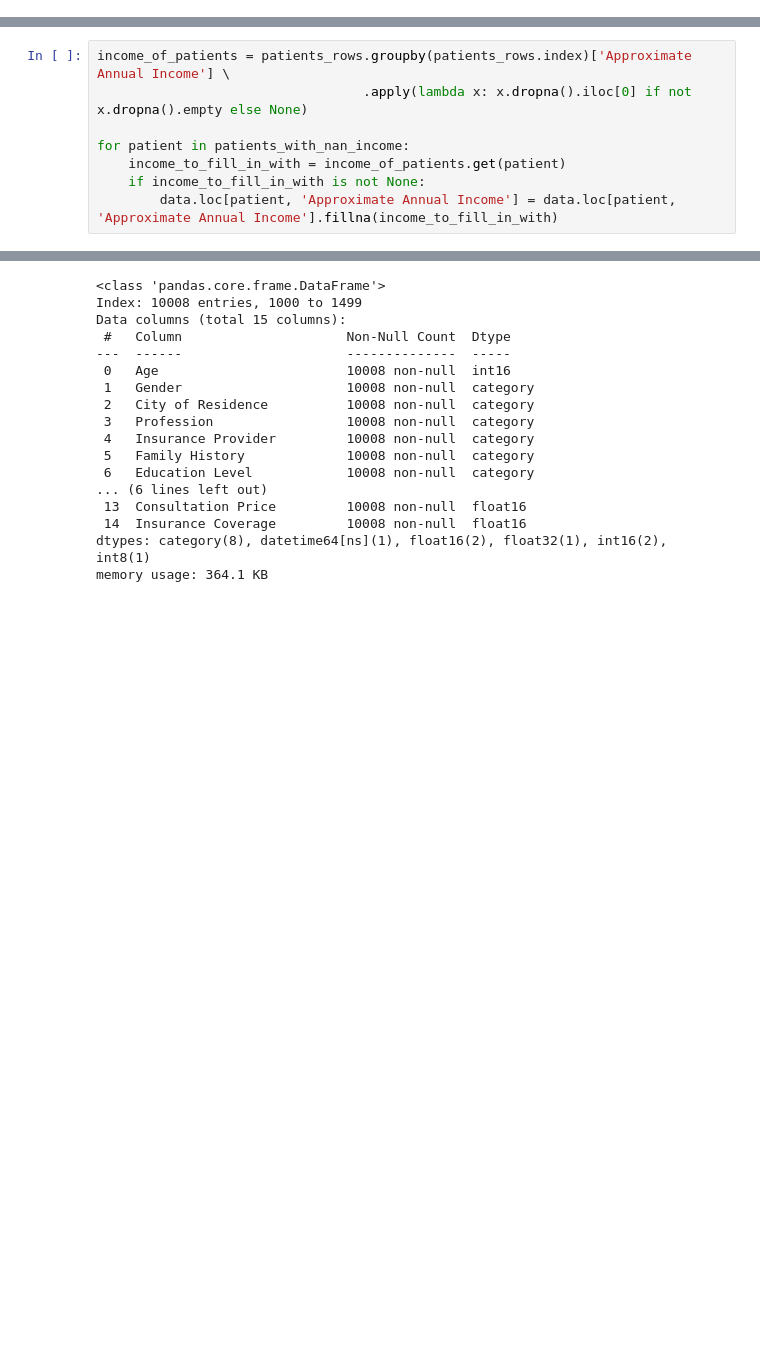
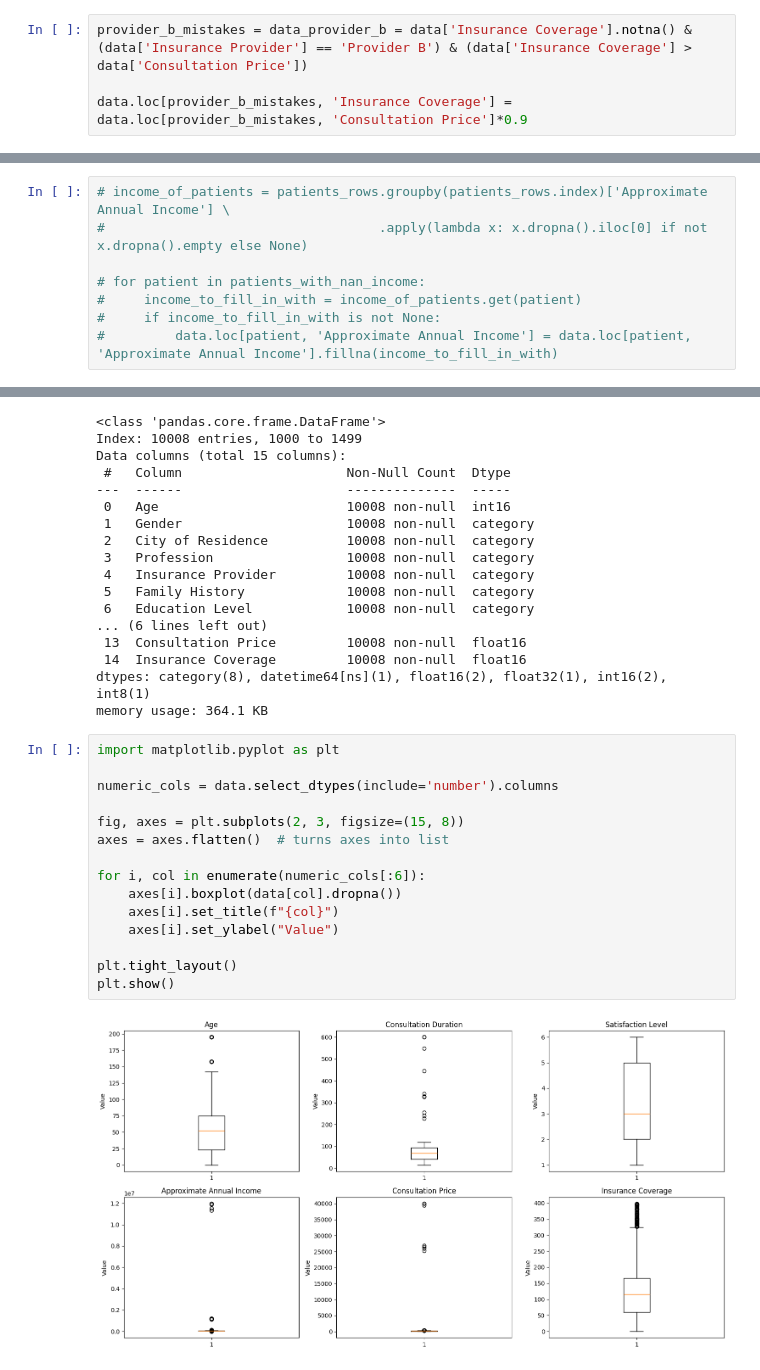
Before and after one commit to amdbsilva/pre-processing, a Jupyter notebook: projeto de datapreprocessing.ipynb, the cells around one changed output, grey strips where cells are left out. Drawn from its saved outputs; the diff is of its cells as text; blank space fills up the shorter version.

```diff
--- a/projeto de datapreprocessing.ipynb
+++ b/projeto de datapreprocessing.ipynb
@@ -375,6 +376,10 @@ data_provider_b[data_provider_b['Coverage Percentage']!=0.9]
 | Patient ID |  |  |  |  |  |  | ... |
 | 1344 | 18.0 | Other | Birmingham | Student | Provider B | NaN | ... |
 | 1021 | 14.0 | Male | London | Student | Provider B | NaN | ... |
+# %%
+provider_b_mistakes = data_provider_b = data['Insurance Coverage'].notna() & (data['Insurance Provider'] == 'Provider B') & (data['Insurance Coverage'] > data['Consultation Price'])
+
+data.loc[provider_b_mistakes, 'Insurance Coverage'] = data.loc[provider_b_mistakes, 'Consultation Price']*0.9
 # %%
 provider_b_missing = (data['Insurance Coverage'].isna()) & (data['Insurance Provider'] == 'Provider B')
 data.loc[provider_b_missing, 'Insurance Coverage'] = data.loc[provider_b_missing, 'Consultation Price']*0.9
@@ -526,13 +531,13 @@ plt.show()
 patients_with_nan_income = data.index[data['Approximate Annual Income'].isna()].unique()
 patients_rows_income = data.loc[data.index.isin(patients_with_nan_income)]
 # %%
-income_of_patients = patients_rows.groupby(patients_rows.index)['Approximate Annual Income'] \
-                                  .apply(lambda x: x.dropna().iloc[0] if not x.dropna().empty else None)
+# income_of_patients = patients_rows.groupby(patients_rows.index)['Approximate Annual Income'] \
+#                                   .apply(lambda x: x.dropna().iloc[0] if not x.dropna().empty else None)
 
-for patient in patients_with_nan_income:
-    income_to_fill_in_with = income_of_patients.get(patient)
-    if income_to_fill_in_with is not None:
-        data.loc[patient, 'Approximate Annual Income'] = data.loc[patient, 'Approximate Annual Income'].fillna(income_to_fill_in_with)
+# for patient in patients_with_nan_income:
+#     income_to_fill_in_with = income_of_patients.get(patient)
+#     if income_to_fill_in_with is not None:
+#         data.loc[patient, 'Approximate Annual Income'] = data.loc[patient, 'Approximate Annual Income'].fillna(income_to_fill_in_with)
 # %%
 data.info()
 # %% [output]
@@ -756,3 +761,20 @@ Data columns (total 15 columns):
  14  Insurance Coverage         10008 non-null  float16
 dtypes: category(8), datetime64[ns](1), float16(2), float32(1), int16(2), int8(1)
 memory usage: 364.1 KB
+# %%
+import matplotlib.pyplot as plt
+
+numeric_cols = data.select_dtypes(include='number').columns
+
+fig, axes = plt.subplots(2, 3, figsize=(15, 8))
+axes = axes.flatten()  # turns axes into list
+
+for i, col in enumerate(numeric_cols[:6]):
+    axes[i].boxplot(data[col].dropna())
+    axes[i].set_title(f"{col}")
+    axes[i].set_ylabel("Value")
+
+plt.tight_layout()
+plt.show()
+# %% [output]
+[figure, added]
```
Also changed, not shown: parts of 22 cells of this notebook.
